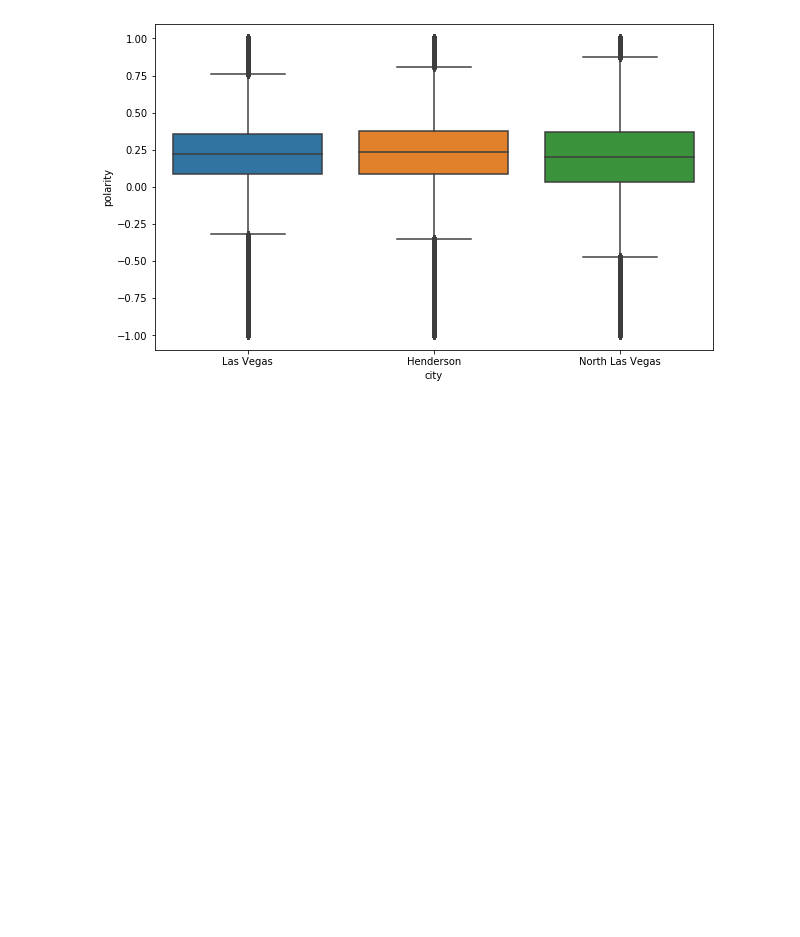
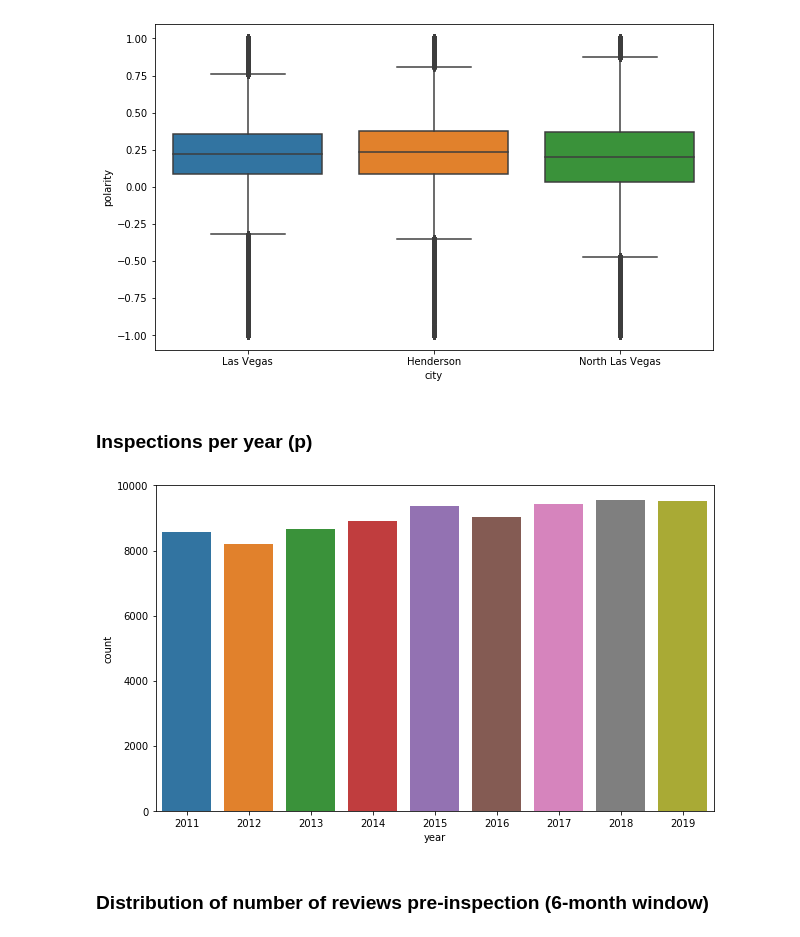
Before and after one commit to RishabPanyam96/Las_Vegas_Food_Inspection, a Jupyter notebook: code/Vizual.ipynb, the cells around one changed output. Cells and saved outputs as stored; diff of their text form; code cells hidden in the pictures; blank space fills up the shorter version.

```diff
--- a/code/Vizual.ipynb
+++ b/code/Vizual.ipynb
@@ -696,3 +697,5 @@ sns.boxplot(x='city', y='polarity', data=rev[['city', 'polarity']])
 plt.show()
 # %% [output]
 [figure]
+# %% [markdown]
+### Inspections per year (p)
@@ -698,0 +704,8 @@ plt.show()
+# %%
+plt.figure(figsize=(10,6))
+sns.countplot(x=inspection.loc[~inspection.year.isin([2020]), 'year'], data=inspection)
+plt.show()
+# %% [output]
+[figure, added]
+# %% [markdown]
+  ### Distribution of number of reviews pre-inspection (6-month window)
```
Also changed, not shown: parts of 6 cells of this notebook.
